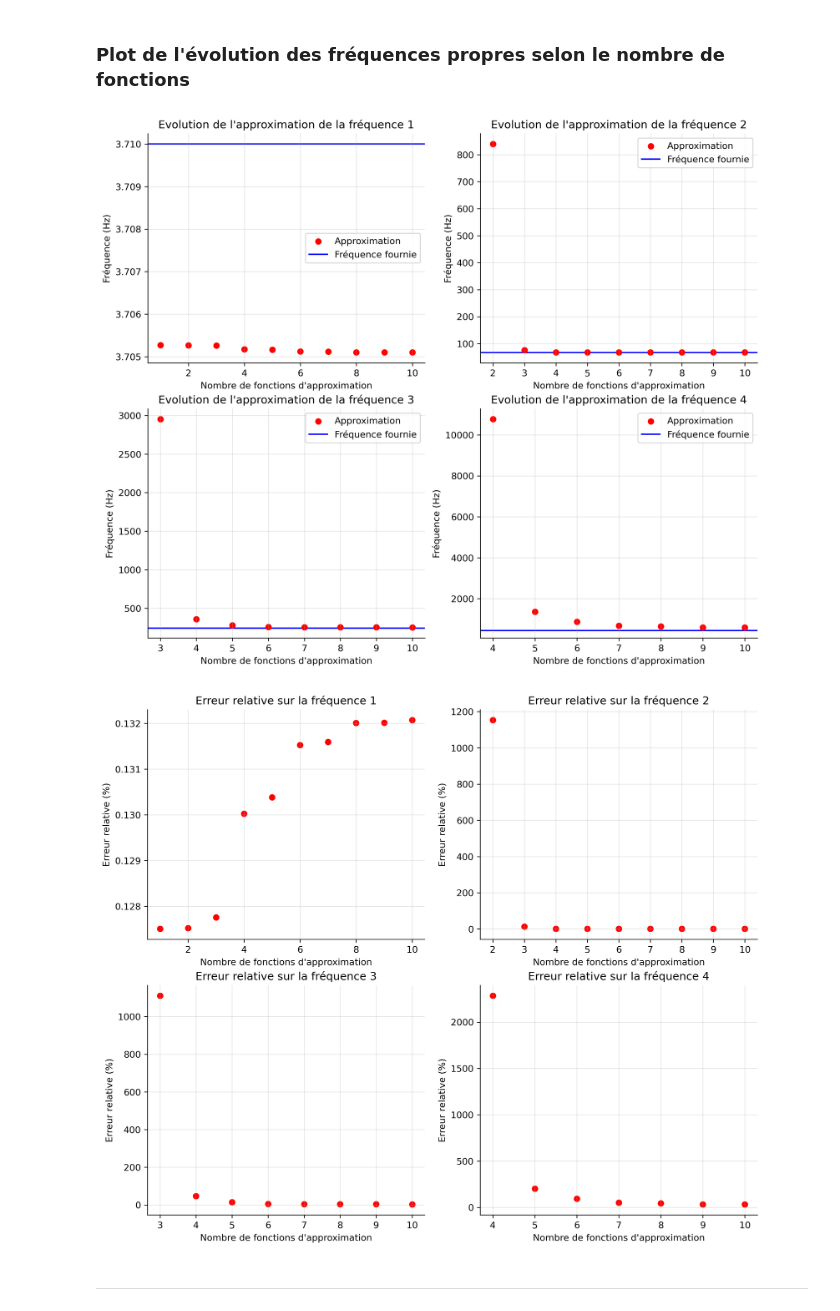
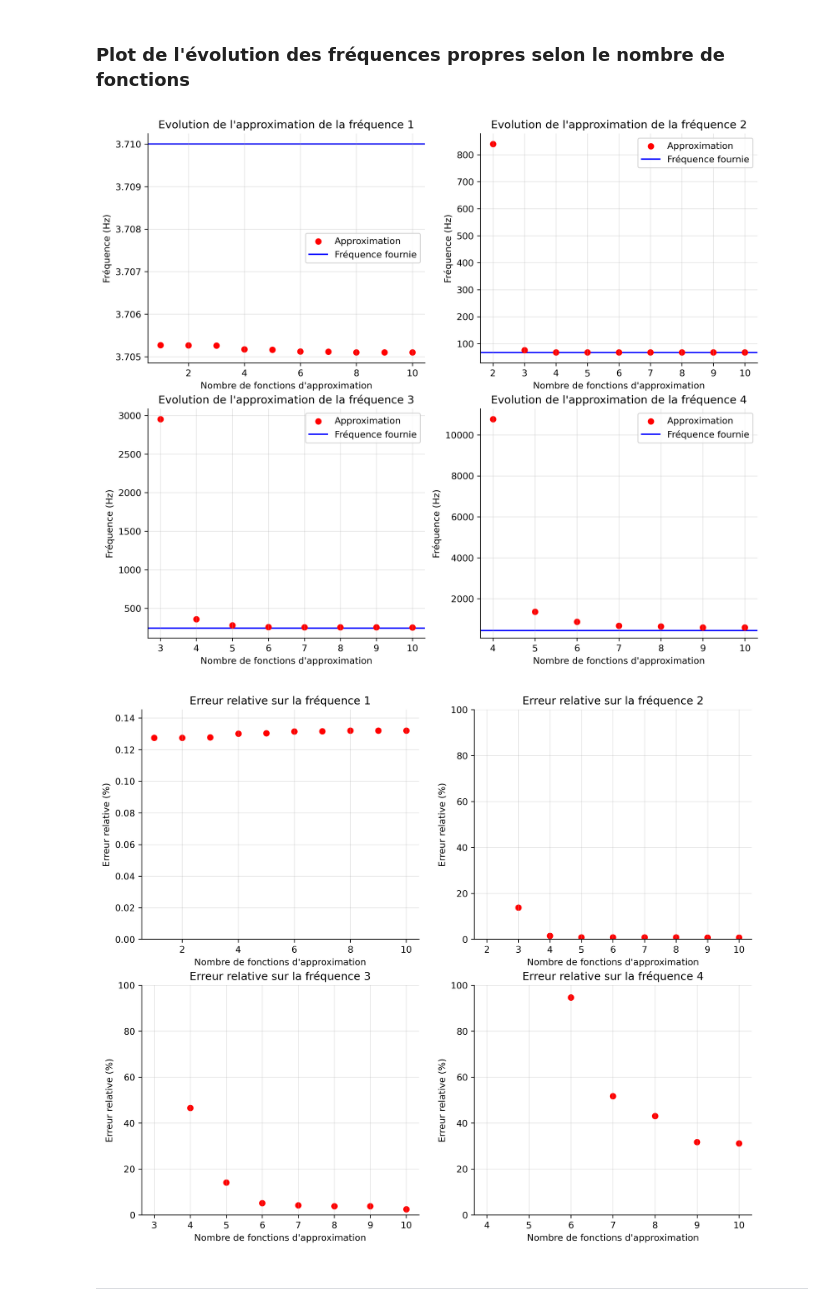
Before and after one commit to tomBeauve/DSM-Projects-code, a Jupyter notebook: Projet 4/Project4.ipynb, the cells around one changed output. Saved outputs shown, nothing was run; the diff lists cells and outputs as text; code cells hidden in the pictures.

```diff
--- a/Projet 4/Project4.ipynb
+++ b/Projet 4/Project4.ipynb
@@ -56,7 +56,7 @@ def phi(x, n, form="p"):
 
     if form == "h":
 
-        f = sp.sin(n*np.pi*x/length)
+        f = sp.cos(n*np.pi*x/length)
 
     return f
 
@@ -162,35 +162,36 @@ for f in range(4):
                               label=f'Approximation', color='r')
 
     ax_f[f//2][f % 2].axhline(y=nat_freq[f], color='blue',
                               zorder=0, label='Fréquence fournie')
     ax_f[f//2][f % 2].set_xlabel('Nombre de fonctions d\'approximation')
     ax_f[f//2][f % 2].set_ylabel('Fréquence (Hz)')
     ax_f[f//2][f %
                2].set_title(f"Evolution de l'approximation de la fréquence {f+1}")
     ax_f[f//2][f % 2].legend()
     ax_f[f//2][f % 2].grid(True, alpha=0.3)
 
     ax_f[f//2][f % 2].spines['top'].set_visible(False)
     ax_f[f//2][f % 2].spines['right'].set_visible(False)
     ax_f[f//2][f % 2].spines['left'].set_position(('outward', 0))
     ax_f[f//2][f % 2].spines['bottom'].set_position(('outward', 0))
 
     ax_e[f//2][f % 2].scatter(N_plot, error_matrix[:, f],
                               label=f'Fréquence {f+1}', color='r')
     ax_e[f//2][f % 2].set_xlabel('Nombre de fonctions d\'approximation')
     ax_e[f//2][f % 2].set_ylabel('Erreur relative (%)')
+    ax_e[f//2][f % 2].set_ylim(0, min(1.1 * max(error_matrix[:, f]), 100))
 
     ax_e[f//2][f % 2].set_title(f"Erreur relative sur la fréquence {f+1}")
     ax_e[f//2][f % 2].grid(True, alpha=0.3)
     ax_e[f//2][f % 2].spines['top'].set_visible(False)
     ax_e[f//2][f % 2].spines['right'].set_visible(False)
     ax_e[f//2][f % 2].spines['left'].set_position(('outward', 0))
     ax_e[f//2][f % 2].spines['bottom'].set_position(('outward', 0))
 fig.savefig('Plots/P4_freq_approx_2_2.png')
-fig2.savefig('Plots/P4_rror_approx_2_2.png')
+fig2.savefig('Plots/P4_error_approx_2_2.png')
 # %% [output]
 [figure]
-[figure, old version]
+[figure, new version]
 # %% [markdown]
 ---
 # %% [markdown]
```
Also changed, not shown: parts of 4 cells of this notebook, 6 other files.
